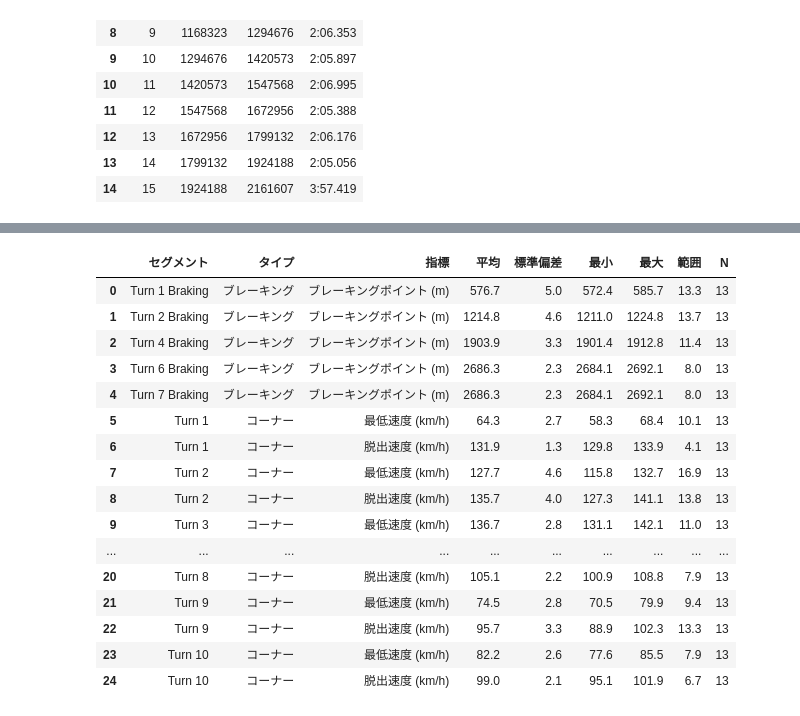
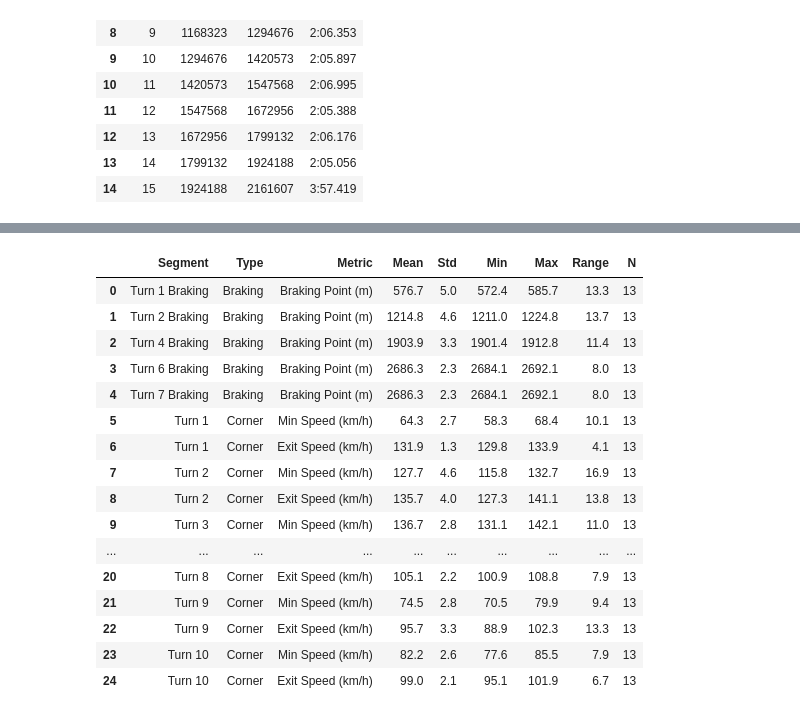
Before and after one commit to m3rlin45/motorsports-data-notebook-releases, a Jupyter notebook: files/en/consistency_analysis_v0.13.1.ipynb, the cells around one changed output, grey strips where cells are left out. Saved outputs shown, nothing was run; the diff lists cells and outputs as text; code cells hidden in the pictures.

```diff
--- a/files/ja/consistency_analysis_v0.13.0.ipynb
+++ b/files/en/consistency_analysis_v0.13.1.ipynb
@@ -552,12 +552,12 @@ fig = visualize_throttle_acceptance(
 )
 show_fig(fig)
 # %%
-# サマリー統計テーブル
+# Summary statistics table
 def compute_summary_stats(stats_df):
-    """全ラップにわたる各セグメントのサマリー統計を計算"""
+    """Compute summary statistics for each segment across all laps."""
     summary = []
 
-    # ブレーキングセグメント
+    # Braking segments
     for seg_name in stats_df[stats_df["segment_type"] == "braking"]["segment_name"].unique():
         seg_data = stats_df[
             (stats_df["segment_name"] == seg_name) & stats_df["braking_point"].notna()
@@ -565,76 +565,76 @@ def compute_summary_stats(stats_df):
         if len(seg_data) > 0:
             summary.append(
                 {
-                    "セグメント": seg_name,
-                    "タイプ": "ブレーキング",
-                    "指標": "ブレーキングポイント (m)",
-                    "平均": seg_data["braking_point"].mean(),
-                    "標準偏差": seg_data["braking_point"].std(),
-                    "最小": seg_data["braking_point"].min(),
-                    "最大": seg_data["braking_point"].max(),
-                    "範囲": seg_data["braking_point"].max() - seg_data["braking_point"].min(),
+                    "Segment": seg_name,
+                    "Type": "Braking",
+                    "Metric": "Braking Point (m)",
+                    "Mean": seg_data["braking_point"].mean(),
+                    "Std": seg_data["braking_point"].std(),
+                    "Min": seg_data["braking_point"].min(),
+                    "Max": seg_data["braking_point"].max(),
+                    "Range": seg_data["braking_point"].max() - seg_data["braking_point"].min(),
                     "N": len(seg_data),
                 }
             )
 
-    # コーナーセグメント
+    # Corner segments
     for seg_name in stats_df[stats_df["segment_type"] == "corner"]["segment_name"].unique():
         seg_data = stats_df[(stats_df["segment_name"] == seg_name) & stats_df["min_speed"].notna()]
         if len(seg_data) > 0:
             summary.append(
                 {
-                    "セグメント": seg_name,
-                    "タイプ": "コーナー",
-                    "指標": "最低速度 (km/h)",
-                    "平均": seg_data["min_speed"].mean(),
-                    "標準偏差": seg_data["min_speed"].std(),
-                    "最小": seg_data["min_speed"].min(),
-                    "最大": seg_data["min_speed"].max(),
-                    "範囲": seg_data["min_speed"].max() - seg_data["min_speed"].min(),
+                    "Segment": seg_name,
+                    "Type": "Corner",
+                    "Metric": "Min Speed (km/h)",
+                    "Mean": seg_data["min_speed"].mean(),
+                    "Std": seg_data["min_speed"].std(),
+                    "Min": seg_data["min_speed"].min(),
+                    "Max": seg_data["min_speed"].max(),
+                    "Range": seg_data["min_speed"].max() - seg_data["min_speed"].min(),
                     "N": len(seg_data),
                 }
             )
 
         exit_data = stats_df[
             (stats_df["segment_name"] == seg_name) & stats_df["exit_speed"].notna()
         ]
         if len(exit_data) > 0:
             summary.append(
                 {
-                    "セグメント": seg_name,
-                    "タイプ": "コーナー",
-                    "指標": "脱出速度 (km/h)",
-                    "平均": exit_data["exit_speed"].mean(),
-                    "標準偏差": exit_data["exit_speed"].std(),
-                    "最小": exit_data["exit_speed"].min(),
-                    "最大": exit_data["exit_speed"].max(),
-                    "範囲": exit_data["exit_speed"].max() - exit_data["exit_speed"].min(),
+                    "Segment": seg_name,
+                    "Type": "Corner",
+                    "Metric": "Exit Speed (km/h)",
+                    "Mean": exit_data["exit_speed"].mean(),
+                    "Std": exit_data["exit_speed"].std(),
+                    "Min": exit_data["exit_speed"].min(),
+                    "Max": exit_data["exit_speed"].max(),
+                    "Range": exit_data["exit_speed"].max() - exit_data["exit_speed"].min(),
                     "N": len(exit_data),
                 }
             )
 
     return pd.DataFrame(summary)
 
 
 summary_df = compute_summary_stats(stats_df)
 summary_df.style.format(
-    {"平均": "{:.1f}", "標準偏差": "{:.1f}", "最小": "{:.1f}", "最大": "{:.1f}", "範囲": "{:.1f}"}
+    {"Mean": "{:.1f}", "Std": "{:.1f}", "Min": "{:.1f}", "Max": "{:.1f}", "Range": "{:.1f}"}
 )
 # %% [output]
-|  | セグメント | タイプ | 指標 | 平均 | 標準偏差 | 最小 | 最大 | 範囲 | N |
-| 0 | Turn 1 Braking | ブレーキング | ブレーキングポイント (m) | 576.7 | 5.0 | 572.4 | 585.7 | 13.3 | 13 |
-| 1 | Turn 2 Braking | ブレーキング | ブレーキングポイント (m) | 1214.8 | 4.6 | 1211.0 | 1224.8 | 13.7 | 13 |
-| 2 | Turn 4 Braking | ブレーキング | ブレーキングポイント (m) | 1903.9 | 3.3 | 1901.4 | 1912.8 | 11.4 | 13 |
-| 3 | Turn 6 Braking | ブレーキング | ブレーキングポイント (m) | 2686.3 | 2.3 | 2684.1 | 2692.1 | 8.0 | 13 |
-| 4 | Turn 7 Braking | ブレーキング | ブレーキングポイント (m) | 2686.3 | 2.3 | 2684.1 | 2692.1 | 8.0 | 13 |
-| 5 | Turn 1 | コーナー | 最低速度 (km/h) | 64.3 | 2.7 | 58.3 | 68.4 | 10.1 | 13 |
-| 6 | Turn 1 | コーナー | 脱出速度 (km/h) | 131.9 | 1.3 | 129.8 | 133.9 | 4.1 | 13 |
-| 7 | Turn 2 | コーナー | 最低速度 (km/h) | 127.7 | 4.6 | 115.8 | 132.7 | 16.9 | 13 |
-| 8 | Turn 2 | コーナー | 脱出速度 (km/h) | 135.7 | 4.0 | 127.3 | 141.1 | 13.8 | 13 |
-| 9 | Turn 3 | コーナー | 最低速度 (km/h) | 136.7 | 2.8 | 131.1 | 142.1 | 11.0 | 13 |
+|  | Segment | Type | Metric | Mean | Std | Min | Max | Range | N |
+| 0 | Turn 1 Braking | Braking | Braking Point (m) | 576.7 | 5.0 | 572.4 | 585.7 | 13.3 | 13 |
+| 1 | Turn 2 Braking | Braking | Braking Point (m) | 1214.8 | 4.6 | 1211.0 | 1224.8 | 13.7 | 13 |
+| 2 | Turn 4 Braking | Braking | Braking Point (m) | 1903.9 | 3.3 | 1901.4 | 1912.8 | 11.4 | 13 |
+| 3 | Turn 6 Braking | Braking | Braking Point (m) | 2686.3 | 2.3 | 2684.1 | 2692.1 | 8.0 | 13 |
+| 4 | Turn 7 Braking | Braking | Braking Point (m) | 2686.3 | 2.3 | 2684.1 | 2692.1 | 8.0 | 13 |
+| 5 | Turn 1 | Corner | Min Speed (km/h) | 64.3 | 2.7 | 58.3 | 68.4 | 10.1 | 13 |
+| 6 | Turn 1 | Corner | Exit Speed (km/h) | 131.9 | 1.3 | 129.8 | 133.9 | 4.1 | 13 |
+| 7 | Turn 2 | Corner | Min Speed (km/h) | 127.7 | 4.6 | 115.8 | 132.7 | 16.9 | 13 |
+| 8 | Turn 2 | Corner | Exit Speed (km/h) | 135.7 | 4.0 | 127.3 | 141.1 | 13.8 | 13 |
+| 9 | Turn 3 | Corner | Min Speed (km/h) | 136.7 | 2.8 | 131.1 | 142.1 | 11.0 | 13 |
 | ... | ... | ... | ... | ... | ... | ... | ... | ... | ... |
-| 20 | Turn 8 | コーナー | 脱出速度 (km/h) | 105.1 | 2.2 | 100.9 | 108.8 | 7.9 | 13 |
-| 21 | Turn 9 | コーナー | 最低速度 (km/h) | 74.5 | 2.8 | 70.5 | 79.9 | 9.4 | 13 |
-| 22 | Turn 9 | コーナー | 脱出速度 (km/h) | 95.7 | 3.3 | 88.9 | 102.3 | 13.3 | 13 |
-| 23 | Turn 10 | コーナー | 最低速度 (km/h) | 82.2 | 2.6 | 77.6 | 85.5 | 7.9 | 13 |
-| 24 | Turn 10 | コーナー | 脱出速度 (km/h) | 99.0 | 2.1 | 95.1 | 101.9 | 6.7 | 13 |
+| 20 | Turn 8 | Corner | Exit Speed (km/h) | 105.1 | 2.2 | 100.9 | 108.8 | 7.9 | 13 |
+| 21 | Turn 9 | Corner | Min Speed (km/h) | 74.5 | 2.8 | 70.5 | 79.9 | 9.4 | 13 |
+| 22 | Turn 9 | Corner | Exit Speed (km/h) | 95.7 | 3.3 | 88.9 | 102.3 | 13.3 | 13 |
+| 23 | Turn 10 | Corner | Min Speed (km/h) | 82.2 | 2.6 | 77.6 | 85.5 | 7.9 | 13 |
+| 24 | Turn 10 | Corner | Exit Speed (km/h) | 99.0 | 2.1 | 95.1 | 101.9 | 6.7 | 13 |
```
Also changed, not shown: parts of 23 cells of this notebook, 34 other files.
